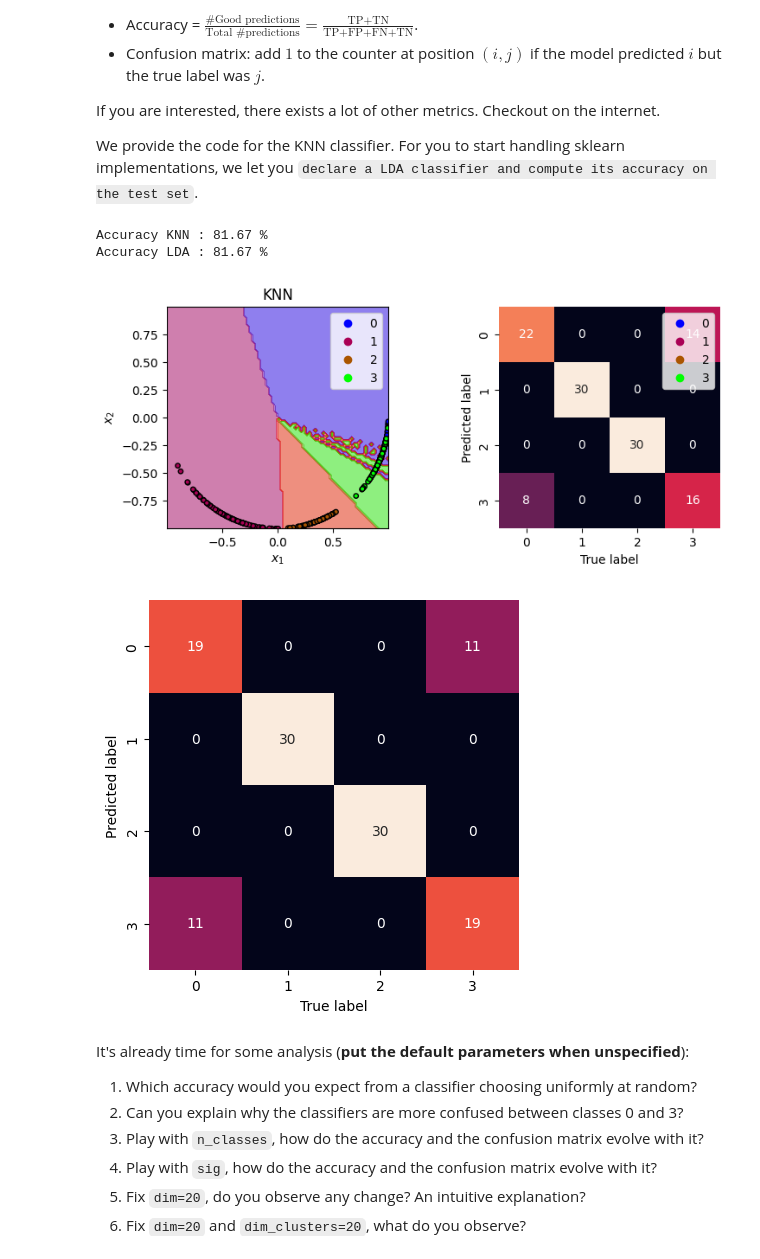
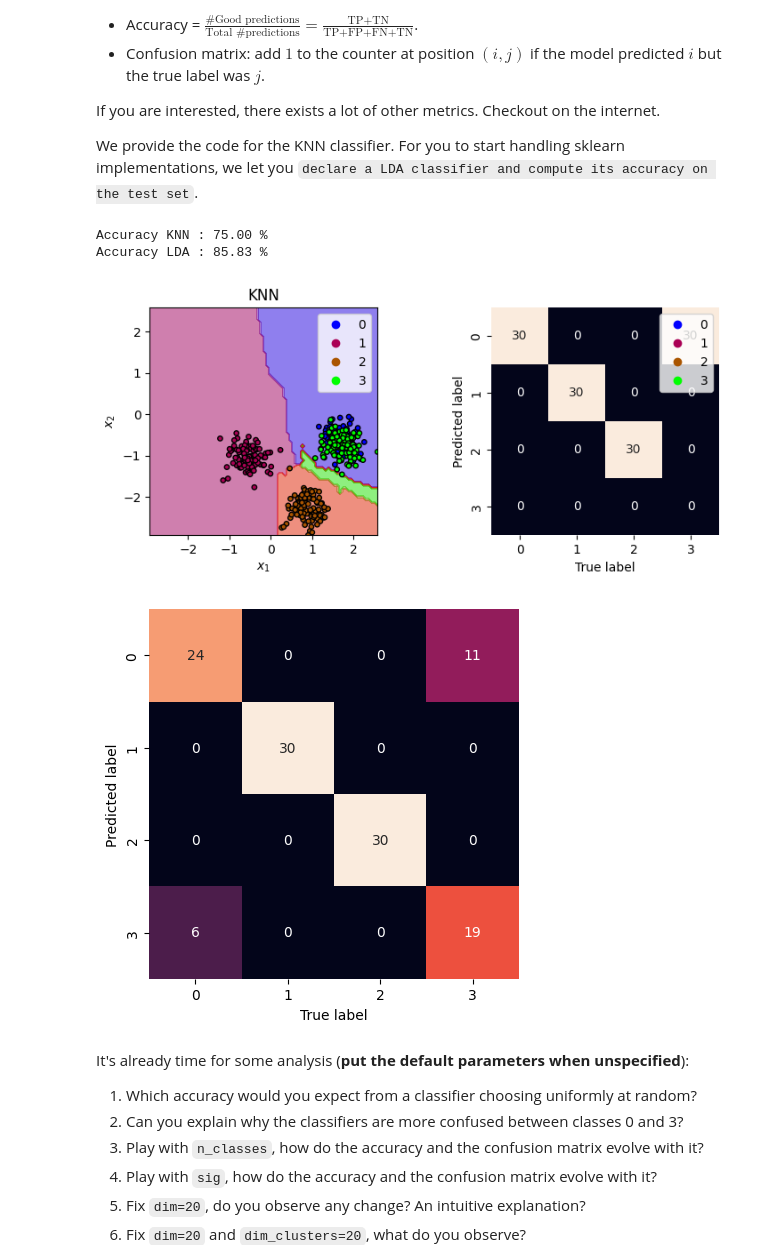
Before and after one commit to nonoswagman/LELEC210X-Groupe-G, a Jupyter notebook: classification/hands_on_classif1_toy.ipynb, the cells around one changed output. Drawn from its saved outputs; the diff is of its cells as text; code cells hidden in the pictures.

```diff
--- a/classification/hands_on_classif1_toy.ipynb
+++ b/classification/hands_on_classif1_toy.ipynb
@@ -52,7 +52,7 @@ with $\boldsymbol x_i \in \mathbb R^p$ the feature vector of the $i$-th sample w
 # %%
 ### TO RUN
 plot3D = False
-normalize = True
+normalize = False
 N = 100 # Number of points per subcluster. (defaut: 100)
 n_classes = 4 # Number of differents classes. (default: 4)
 n_subclusters = 1# Number of subclusters of points per class. (defaut: 1)
@@ -107,39 +107,39 @@ We provide the code for the KNN classifier. For you to start handling sklearn im
 "Shuffle the data then split in training and testing sets"
 X_train, X_test, y_train, y_test = train_test_split(X, y, test_size=0.3, stratify=y) # 'stratify=y' ensures we pick the same number of samples per class during the splitting
 
-K=10 # Number of neighbours
+K=200 # Number of neighbours
 model_knn = KNeighborsClassifier(n_neighbors=K) # Declare the KNN classifier
 model_knn.fit(X_train, y_train) # Train the classifier
 prediction_knn = model_knn.predict(X_test)
 accuracy_knn = np.sum( prediction_knn-y_test==0)/X_test.shape[0]
 print('Accuracy KNN : {:.2f} %'.format(100*accuracy_knn))
 
 ### TO COMPLETE
 model_lda = LDA() # Declare the LDA classifier with parameters by default.
 model_lda.fit(X_train, y_train) # Train the classifier
 prediction_lda = model_lda.predict(X_test) # Predict the classes of the testing set
 accuracy_lda = np.sum( prediction_lda-y_test==0)/X_test.shape[0]
 print('Accuracy LDA : {:.2f} %'.format(100*accuracy_lda))
 
 "Plot"
 if (dim==2):
     # Plot the decision boundary.
     s=15.0
     fig = plt.figure()
     axs = [fig.add_axes([0.0, 0.0, 0.4, 0.9]), fig.add_axes([0.6, 0.0, 0.4, 0.9])]
     plot_decision_boundaries(X,y,model_knn,ax=axs[0],legend=labels,title='KNN',s=s)
     plot_decision_boundaries(X,y,model_lda,ax=axs[1],legend=labels,title='LDA',s=s)
     # plt.show()
 
 axs[0].set_title('KNN')
 show_confusion_matrix (prediction_knn, y_test, np.arange(n_classes))
 axs[1].set_title('LDA using rbf kernel')
 show_confusion_matrix (prediction_lda, y_test, np.arange(n_classes))
 # %% [output]
-Accuracy KNN : 81.67 %
-Accuracy LDA : 81.67 %
+Accuracy KNN : 75.00 %
+Accuracy LDA : 85.83 %
-[figure, old version]
+[figure, new version]
-[figure, old version]
+[figure, new version]
 # %% [markdown]
 It's already time for some analysis (**put the default parameters when unspecified**):
 
```
Also changed, not shown: parts of 10 cells of this notebook, 3 other files.
